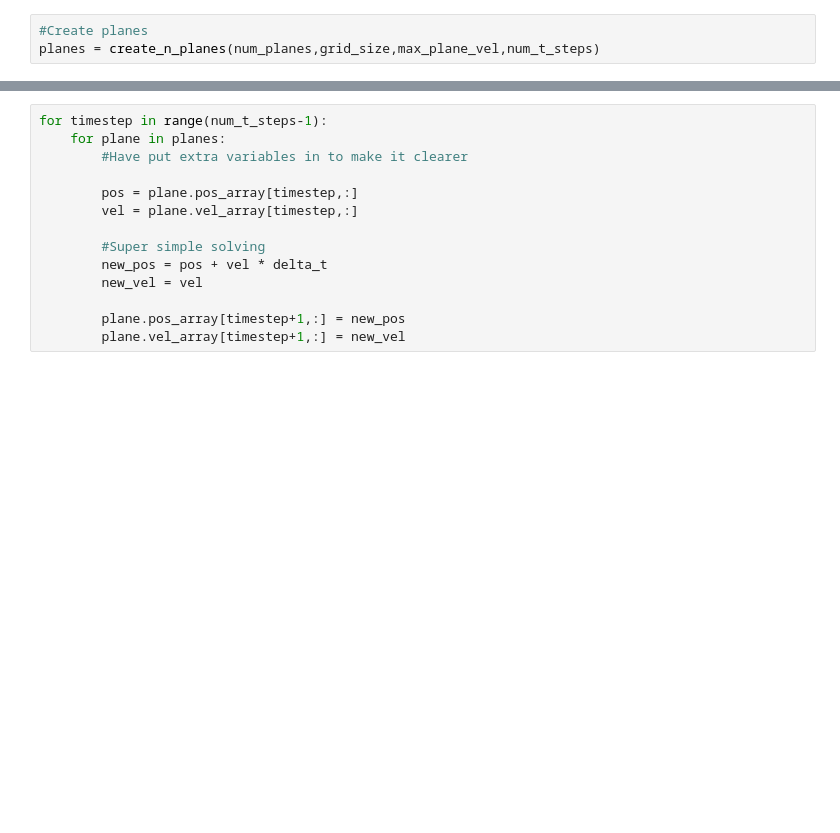
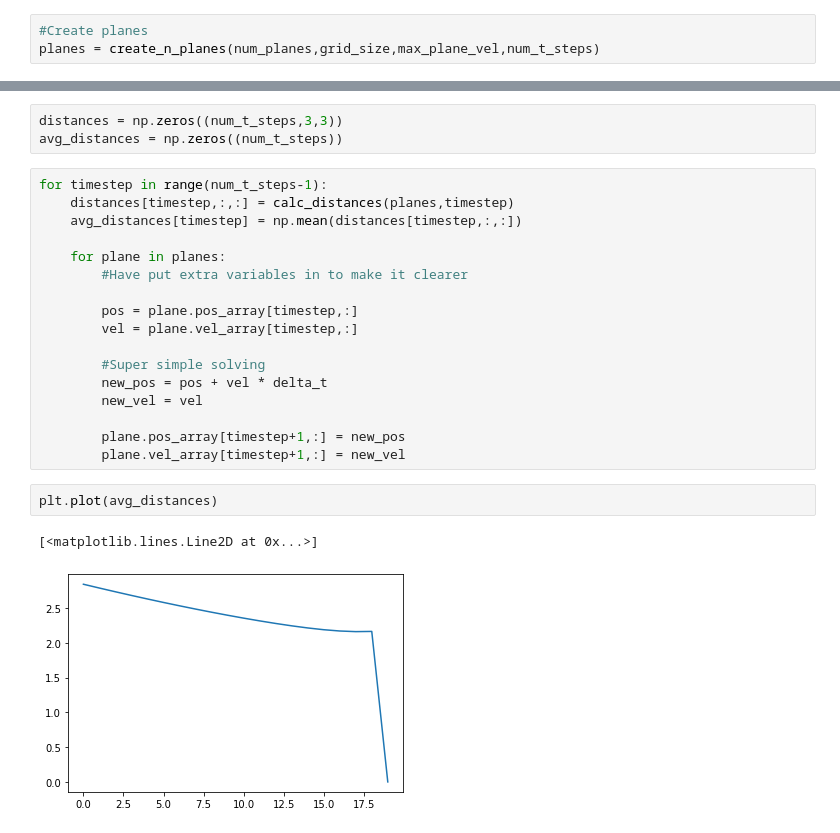
Before and after one commit to ConradOD/MDM3Rep2, a Jupyter notebook: basic_model.ipynb, the cells around one changed output, grey strips where cells are left out. Saved outputs shown, nothing was run; the diff lists cells and outputs as text; blank space fills up the shorter version.

```diff
--- a/basic_model.ipynb
+++ b/basic_model.ipynb
@@ -55,5 +71,11 @@ planes = create_n_planes(num_planes,grid_size,max_plane_vel,num_t_steps)
+# %%
+distances = np.zeros((num_t_steps,3,3))
+avg_distances = np.zeros((num_t_steps))
 # %%
 for timestep in range(num_t_steps-1):
+    distances[timestep,:,:] = calc_distances(planes,timestep)
+    avg_distances[timestep] = np.mean(distances[timestep,:,:])
+
     for plane in planes:
         #Have put extra variables in to make it clearer
 
@@ -66,6 +88,11 @@ for timestep in range(num_t_steps-1):
 
         plane.pos_array[timestep+1,:] = new_pos
         plane.vel_array[timestep+1,:] = new_vel
+# %%
+plt.plot(avg_distances)
+# %% [output]
+[<matplotlib.lines.Line2D at 0x...>]
+[figure, added]
 # %%
 #Setup 3d plotting (not sure if this is best way of doing it)
 ax = plt.figure().add_subplot(projection='3d')
```
Also changed, not shown: parts of 3 cells of this notebook.
